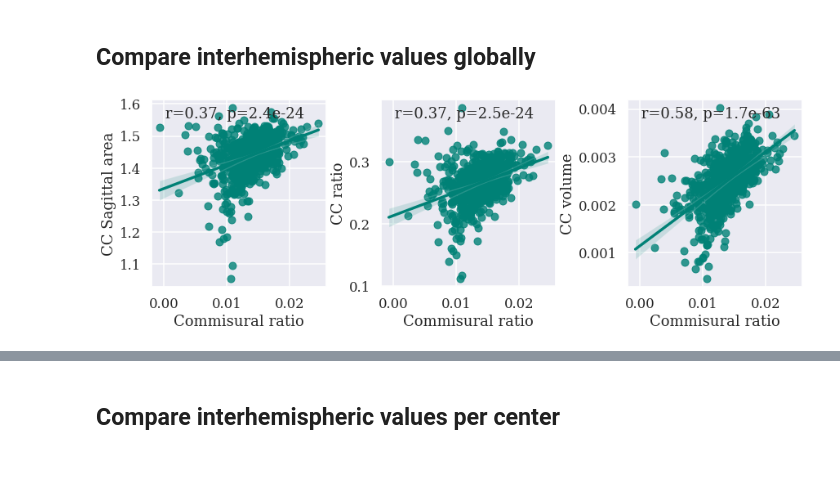
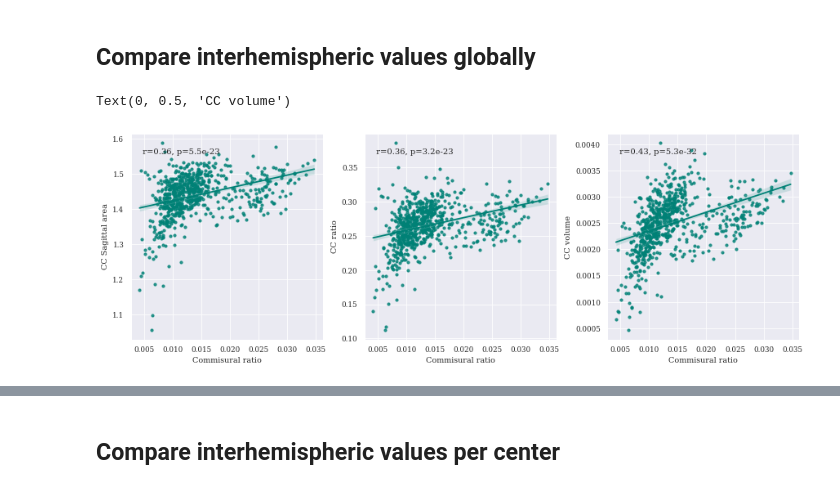
Before and after one commit to GerardMJuan/GraphNetworkMarkers, a Jupyter notebook: PAPER_FIGURES_TABLES/Fig_Comparison_inter.ipynb, the cells around one changed output, grey strips where cells are left out. Cells and saved outputs as stored; diff of their text form; code cells hidden in the pictures.

```diff
--- a/PAPER_FIGURES_TABLES/Fig_Comparison_inter.ipynb
+++ b/PAPER_FIGURES_TABLES/Fig_Comparison_inter.ipynb
@@ -74,6 +75,8 @@ AMSTERDAM 3.5 ( 2.5 5.5 )
 # %% [markdown]
 ## Compare interhemispheric values globally
 # %%
+df_merged = pd.read_csv("/home/gerard/VHIR/MAGNIMS_DEFINITIVE_RESULTS/df_merged_combat.csv")
+
 def annotate(col1, col2, data, multihue=False, **kwargs):
     if len(data[col1]) >= 2 or len(data[col2]) >= 2:
         r, p = stats.pearsonr(data[col1], data[col2])
@@ -111,7 +114,7 @@ def annotate_axis(col1, col2, data, ax, label, level=0):
 
 # fer un subplot 2x1.
 # i fer que cada un siguin les figures.
-sns.set(style='darkgrid', context='talk', palette='turbo', font="serif")
+sns.set(style='darkgrid', context='paper', palette='turbo', font="serif")
 f, axes = plt.subplots(1, 3, figsize=(12,4), constrained_layout=True)
 axes = axes.ravel()
 
@@ -121,37 +124,38 @@ x2 = "CC_Sag_area_sqrt"
 y1 = "Comm_ratio"
 y2 = "CC_ratio_area"
 
 z1 = "Comm_ratio"
 z2 = "Comm_ratio_approx"
 
 df_corrected = df_merged.copy()
 
 for var in [x1,x2,y1,y2,z1,z2]:
-    to_correct_for = 'C(CENTER) + AGE + C(SEX)'
+    to_correct_for = 'AGE + C(SEX)'
     results = smf.ols(f'{x1} ~ {to_correct_for}', data=df_corrected).fit()
     df_corrected[f"{x1}"] = results.resid + results.params.Intercept
 
 
-sns.regplot(x=x1, y=x2, data=df_corrected, marker='o', color='#008176', ax=axes[0])
+sns.regplot(x=x1, y=x2, data=df_corrected, marker='o', scatter_kws={'s':10}, color='#008176', ax=axes[0])
 annotate_axis(x1, x2, df_corrected, axes[0], "", 0)
 
-sns.regplot(x=y1, y=y2, data=df_corrected, marker='o', color='#008176', ax=axes[1])
+sns.regplot(x=y1, y=y2, data=df_corrected, marker='o', scatter_kws={'s':10},  color='#008176', ax=axes[1])
 annotate_axis(y1, y2, df_corrected, axes[1], "", 0)
 
-sns.regplot(x=z1, y=z2, data=df_corrected, marker='o', color='#008176', ax=axes[2])
+sns.regplot(x=z1, y=z2, data=df_corrected, marker='o', scatter_kws={'s':10},  color='#008176', ax=axes[2])
 annotate_axis(z1, z2, df_corrected, axes[2], "", 0)
 
 # Rename the axis of the figure
 axes[0].set_xlabel("Commisural ratio")
 axes[0].set_ylabel("CC Sagittal area")
 
 axes[1].set_xlabel("Commisural ratio")
 axes[1].set_ylabel("CC ratio")
 
 axes[2].set_xlabel("Commisural ratio")
 axes[2].set_ylabel("CC volume")
 
-plt.savefig("/home/gerard/PAPERS/PAPER_COBRA/FIGURES/Inter_relation.pdf", dpi=300)
-plt.savefig("/home/gerard/PAPERS/PAPER_COBRA/BRAIN_SUBMISSION/FIGURES/Fig2_Inter_relation.png", dpi=300)
+# plt.savefig("/home/gerard/Desktop/PROGRESS_NEURO/review/Fig2_Inter_relation.pdf", dpi=300)
+# plt.savefig("/home/gerard/PAPERS/PAPER_COBRA/BRAIN_SUBMISSION/FIGURES/Fig2_Inter_relation.png", dpi=300)
 # %% [output]
+Text(0, 0.5, 'CC volume')
-[figure, old version]
+[figure, new version]
```
Also changed, not shown: parts of 2 cells of this notebook, 6 other files.
